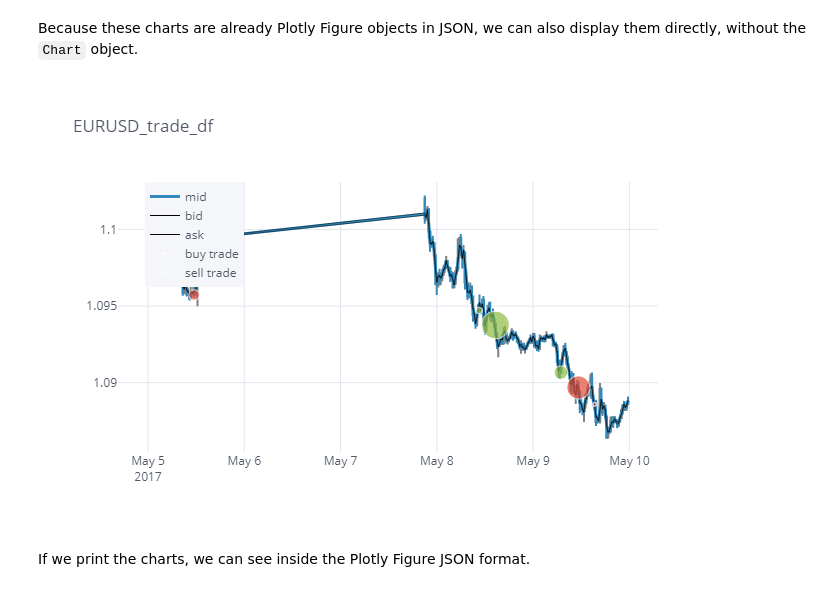
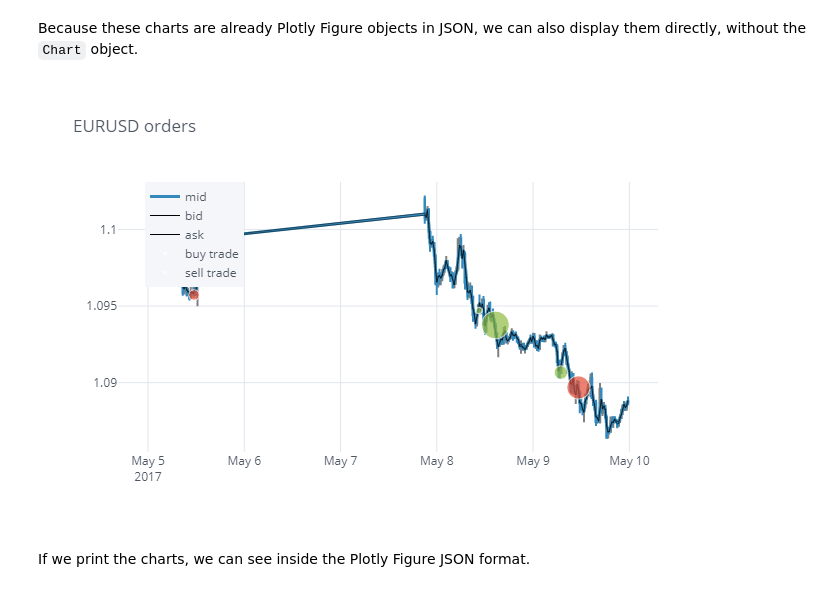
Before and after one commit to cuemacro/tcapy, a Jupyter notebook: tcapy_notebooks/introducing_tcapy.ipynb, the cells around one changed output. Cells and saved outputs as stored; diff of their text form; code cells hidden in the pictures.

```diff
--- a/tcapy_notebooks/introducing_tcapy.ipynb
+++ b/tcapy_notebooks/introducing_tcapy.ipynb
@@ -771,9 +783,9 @@ chart.plot(tca_results.sparse_market_charts['EURUSD_trade_df'], engine='plotly',
 # %% [markdown]
 Because these charts are already Plotly Figure objects in JSON, we can also display them directly, without the `Chart` object.
 # %%
-tca_results.sparse_market_charts['EURUSD_trade_df']
+tca_results.sparse_market_charts['EURUSD_order_df']
 # %% [output]
-[figure, old version]
+[figure, new version]
 # %% [markdown]
 If we print the charts, we can see inside the Plotly Figure JSON format.
 # %%
```
Also changed, not shown: parts of 31 cells of this notebook, 36 other files.
